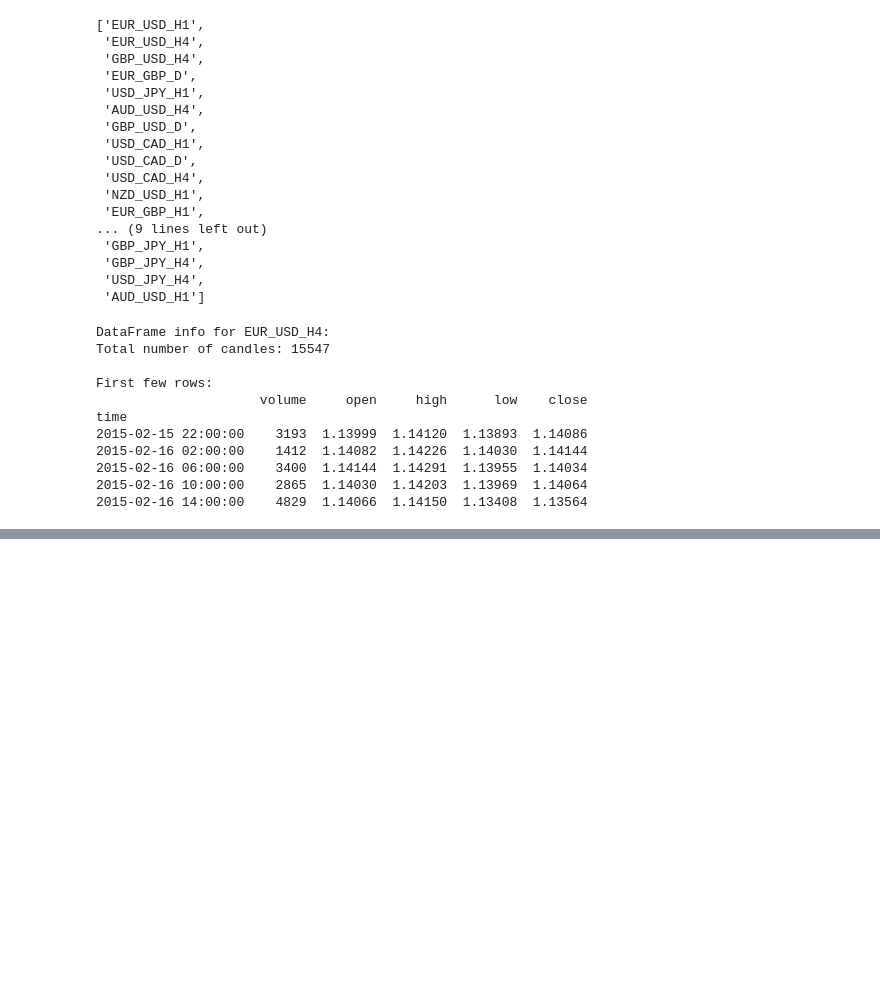
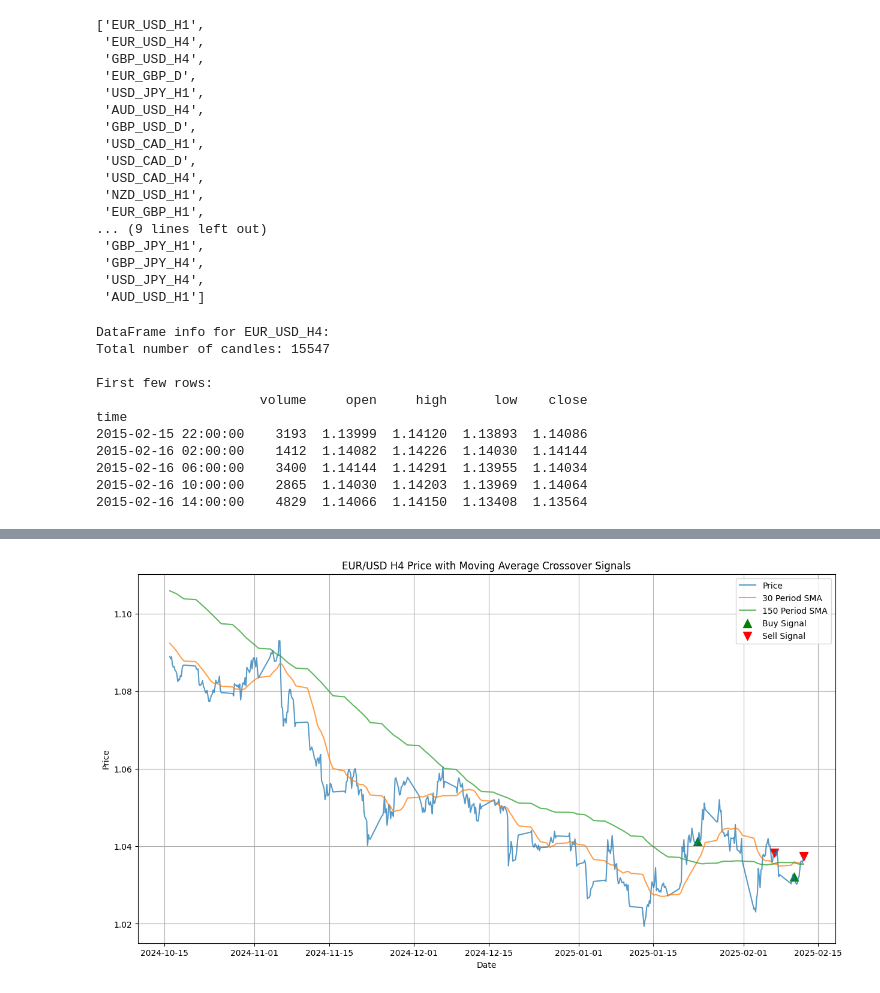
Before and after one commit to tadams95/4ex.ninja, a Jupyter notebook: 4ex.ninja/explorations/MA_test.ipynb, the cells around one changed output, grey strips where cells are left out. Drawn from its saved outputs; the diff is of its cells as text; code cells hidden in the pictures; blank space fills up the shorter version.

Commit message:
identify MA crossovers

```diff
--- a/4ex.ninja/explorations/MA_test.ipynb
+++ b/4ex.ninja/explorations/MA_test.ipynb
@@ -116,0 +116,83 @@ Matplotlib is building the font cache; this may take a moment.
+# %%
+import numpy as np
+
+def identify_ma_crossovers(df, fast_col="SMA_30", slow_col="SMA_150"):
+    """
+    Identify MA crossover signals
+    Returns DataFrame with signals: 1 for buy, -1 for sell, 0 for no signal
+    """
+    # Initialize signal column
+    df["signal"] = 0
+
+    # Create crossover signals
+    df["signal"] = np.where(
+        (df[fast_col] > df[slow_col])
+        & (df[fast_col].shift(1) <= df[slow_col].shift(1)),
+        1,  # Buy signal
+        np.where(
+            (df[fast_col] < df[slow_col])
+            & (df[fast_col].shift(1) >= df[slow_col].shift(1)),
+            -1,  # Sell signal
+            0,  # No signal
+        ),
+    )
+
+    return df
+
+
+# Apply the crossover strategy
+df_EURUSD_H4 = identify_ma_crossovers(df_EURUSD_H4)
+
+# Plot with signals
+plt.figure(figsize=(15, 8))
+
+# Plot price and MAs
+plt.plot(
+    df_EURUSD_H4.index[-500:], df_EURUSD_H4["close"][-500:], label="Price", alpha=0.75
+)
+plt.plot(
+    df_EURUSD_H4.index[-500:],
+    df_EURUSD_H4["SMA_30"][-500:],
+    label="30 Period SMA",
+    alpha=0.75,
+)
+plt.plot(
+    df_EURUSD_H4.index[-500:],
+    df_EURUSD_H4["SMA_150"][-500:],
+    label="150 Period SMA",
+    alpha=0.75,
+)
+
+# Plot buy signals
+plt.scatter(
+    df_EURUSD_H4.index[-500:][df_EURUSD_H4["signal"][-500:] == 1],
+    df_EURUSD_H4["close"][-500:][df_EURUSD_H4["signal"][-500:] == 1],
+    marker="^",
+    color="green",
+    s=100,
+    label="Buy Signal",
+)
+
+# Plot sell signals
+plt.scatter(
+    df_EURUSD_H4.index[-500:][df_EURUSD_H4["signal"][-500:] == -1],
+    df_EURUSD_H4["close"][-500:][df_EURUSD_H4["signal"][-500:] == -1],
+    marker="v",
+    color="red",
+    s=100,
+    label="Sell Signal",
+)
+
+plt.title("EUR/USD H4 Price with Moving Average Crossover Signals")
+plt.xlabel("Date")
+plt.ylabel("Price")
+plt.legend()
+plt.grid(True)
+plt.show()
+
+# Print recent signals
+signals = df_EURUSD_H4[df_EURUSD_H4["signal"] != 0]
+print("\nCrossover Signals:")
+print(signals[["close", "signal"]].to_string())
+# %% [output]
+[figure, added]
```
Also changed, not shown: parts of 2 cells of this notebook.
